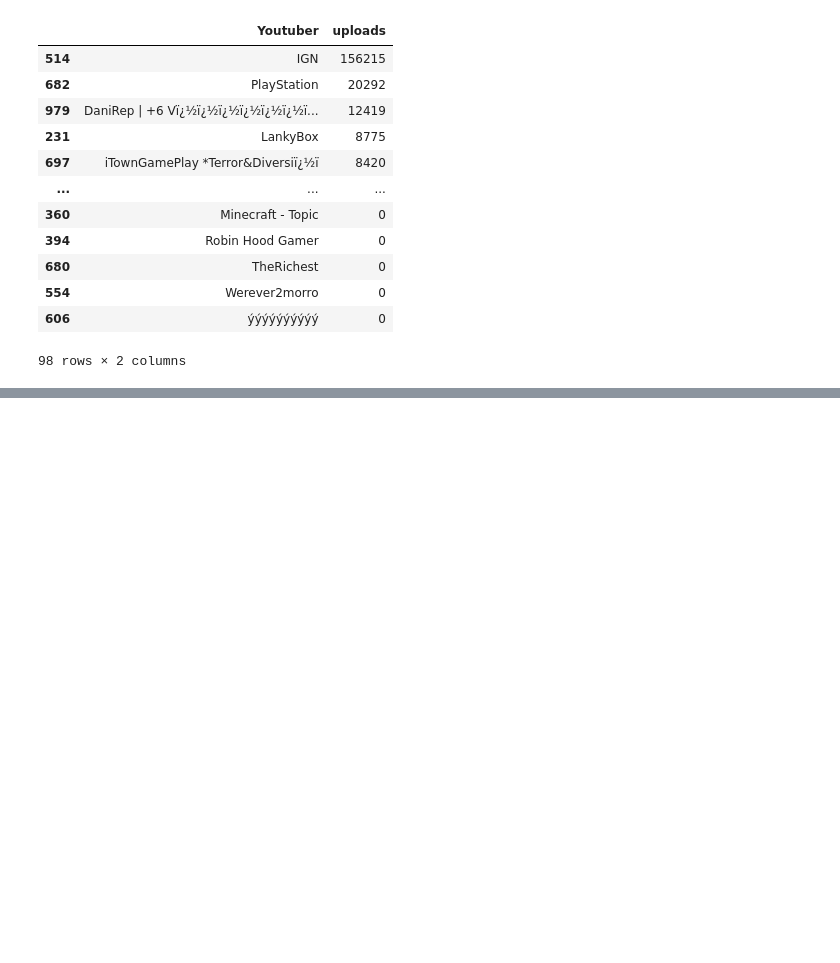
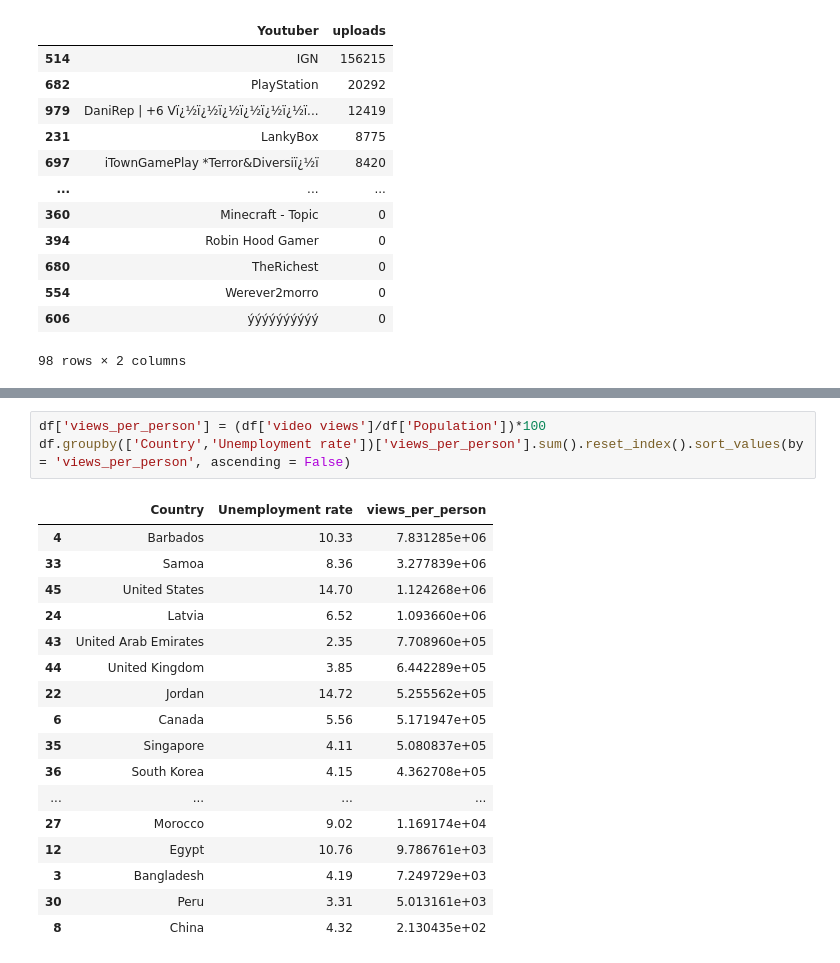
Before and after one commit to KavyaNair01/Machine_Learning, a Jupyter notebook: Pandas_practice.ipynb, the cells around one changed output, grey strips where cells are left out. Saved outputs shown, nothing was run; the diff lists cells and outputs as text; blank space fills up the shorter version.

```diff
--- a/Pandas_practice.ipynb
+++ b/Pandas_practice.ipynb
@@ -266,0 +393,21 @@ df.loc[df['channel_type']=='Games', ['Youtuber','uploads']].sort_values(by = ['u
+# %%
+df['views_per_person'] = (df['video views']/df['Population'])*100
+df.groupby(['Country','Unemployment rate'])['views_per_person'].sum().reset_index().sort_values(by = 'views_per_person', ascending = False)
+# %% [output]
+|  | Country | Unemployment rate | views_per_person |
+| 4 | Barbados | 10.33 | 7.831285e+06 |
+| 33 | Samoa | 8.36 | 3.277839e+06 |
+| 45 | United States | 14.70 | 1.124268e+06 |
+| 24 | Latvia | 6.52 | 1.093660e+06 |
+| 43 | United Arab Emirates | 2.35 | 7.708960e+05 |
+| 44 | United Kingdom | 3.85 | 6.442289e+05 |
+| 22 | Jordan | 14.72 | 5.255562e+05 |
+| 6 | Canada | 5.56 | 5.171947e+05 |
+| 35 | Singapore | 4.11 | 5.080837e+05 |
+| 36 | South Korea | 4.15 | 4.362708e+05 |
+| ... | ... | ... | ... |
+| 27 | Morocco | 9.02 | 1.169174e+04 |
+| 12 | Egypt | 10.76 | 9.786761e+03 |
+| 3 | Bangladesh | 4.19 | 7.249729e+03 |
+| 30 | Peru | 3.31 | 5.013161e+03 |
+| 8 | China | 4.32 | 2.130435e+02 |
```
Also changed, not shown: parts of 16 cells of this notebook.
